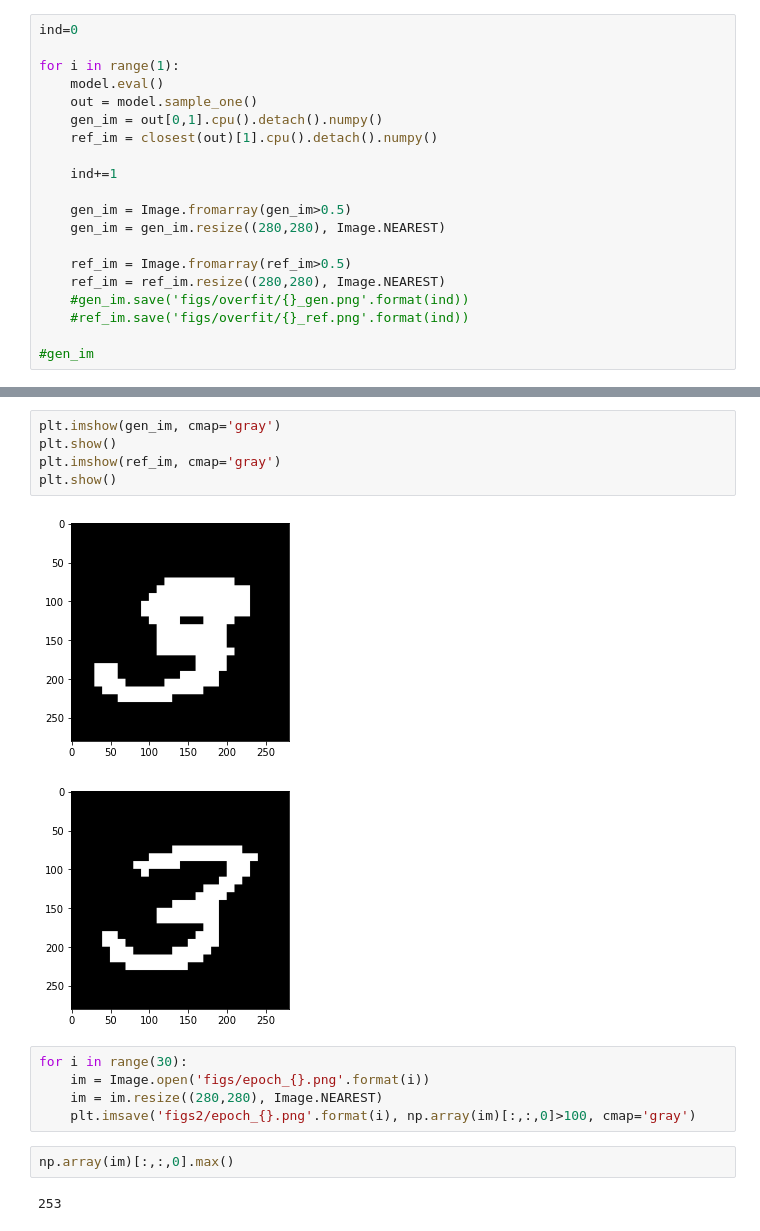
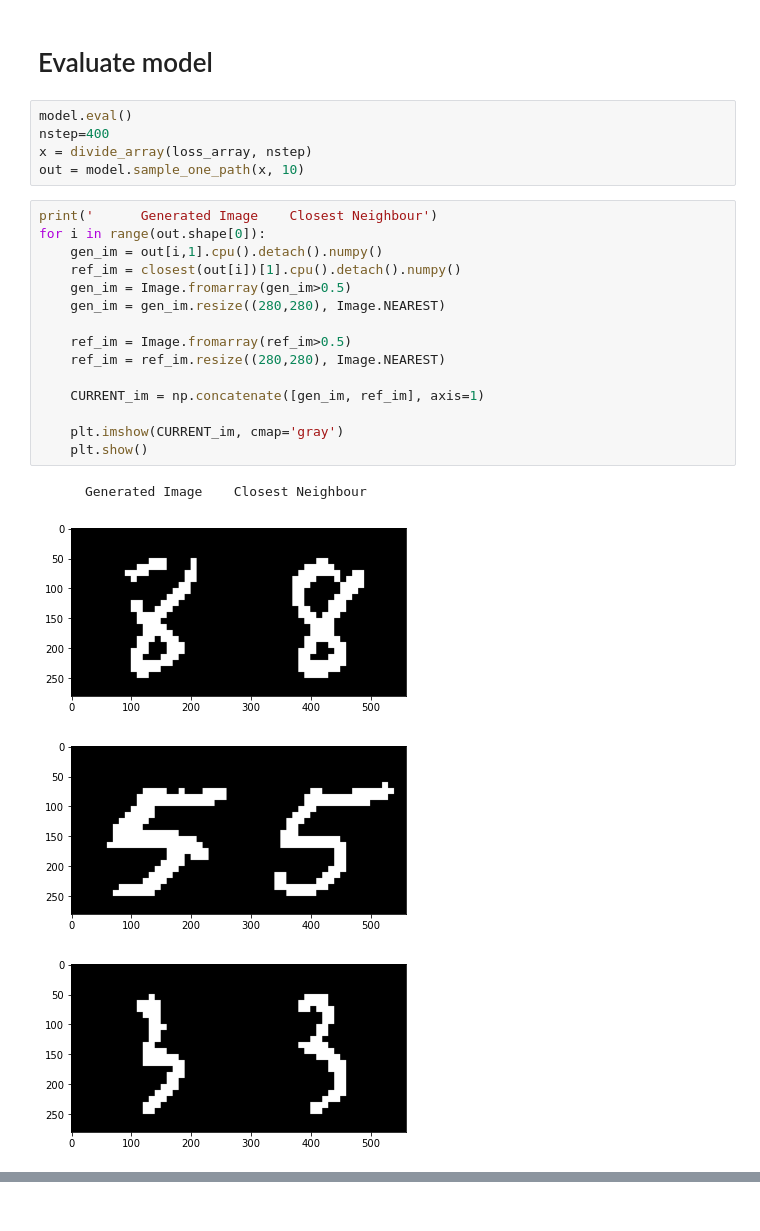
Before and after one commit to nissmar/ARDM, a Jupyter notebook: MNIST.ipynb, the cells around one changed output, grey strips where cells are left out. Saved outputs shown, nothing was run; the diff lists cells and outputs as text.

```diff
--- a/MNIST.ipynb
+++ b/MNIST.ipynb
@@ -178,20 +232,27 @@ updating: figs/training/epoch_29.png (deflated 59%)
+# %% [markdown]
+# Evaluate model
+# %%
+model.eval()
+nstep=400
+x = divide_array(loss_array, nstep)
+out = model.sample_one_path(x, 10)
 # %%
-ind=0
-
-for i in range(1):
-    model.eval()
-    out = model.sample_one()
-    gen_im = out[0,1].cpu().detach().numpy()
-    ref_im = closest(out)[1].cpu().detach().numpy()
-
-    ind+=1
-
+print('      Generated Image    Closest Neighbour')
+for i in range(out.shape[0]):
+    gen_im = out[i,1].cpu().detach().numpy()
+    ref_im = closest(out[i])[1].cpu().detach().numpy()
     gen_im = Image.fromarray(gen_im>0.5)
     gen_im = gen_im.resize((280,280), Image.NEAREST)
 
     ref_im = Image.fromarray(ref_im>0.5)
     ref_im = ref_im.resize((280,280), Image.NEAREST)
-    #gen_im.save('figs/overfit/{}_gen.png'.format(ind))
-    #ref_im.save('figs/overfit/{}_ref.png'.format(ind))
 
-#gen_im
+    CURRENT_im = np.concatenate([gen_im, ref_im], axis=1)
+
+    plt.imshow(CURRENT_im, cmap='gray')
+    plt.show()
+# %% [output]
+      Generated Image    Closest Neighbour
+[figure, added]
+[figure, added]
+[figure, added]
@@ -198,17 +265,0 @@ for i in range(1):
-# %%
-plt.imshow(gen_im, cmap='gray')
-plt.show()
-plt.imshow(ref_im, cmap='gray')
-plt.show()
-# %% [output]
-[figure, removed]
-[figure, removed]
-# %%
-for i in range(30):
-    im = Image.open('figs/epoch_{}.png'.format(i))
-    im = im.resize((280,280), Image.NEAREST)
-    plt.imsave('figs2/epoch_{}.png'.format(i), np.array(im)[:,:,0]>100, cmap='gray')
-# %%
-np.array(im)[:,:,0].max()
-# %% [output]
-253
```
Also changed, not shown: parts of 19 cells of this notebook, 4 other files.
